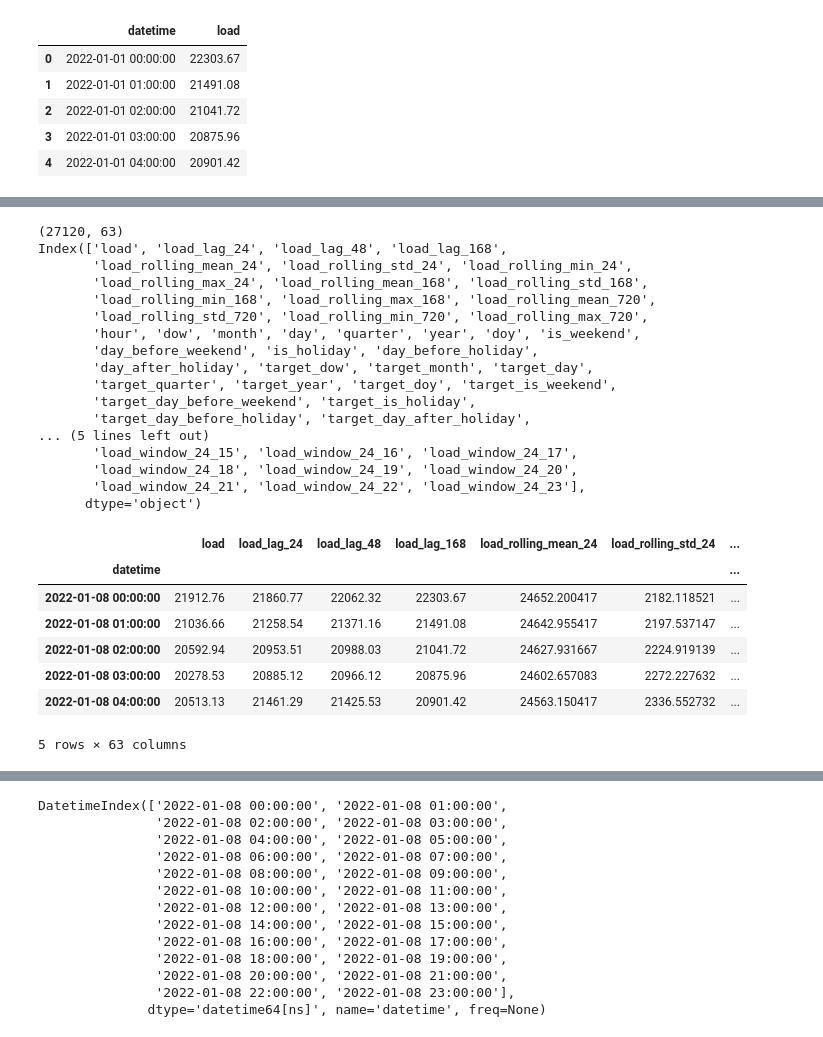
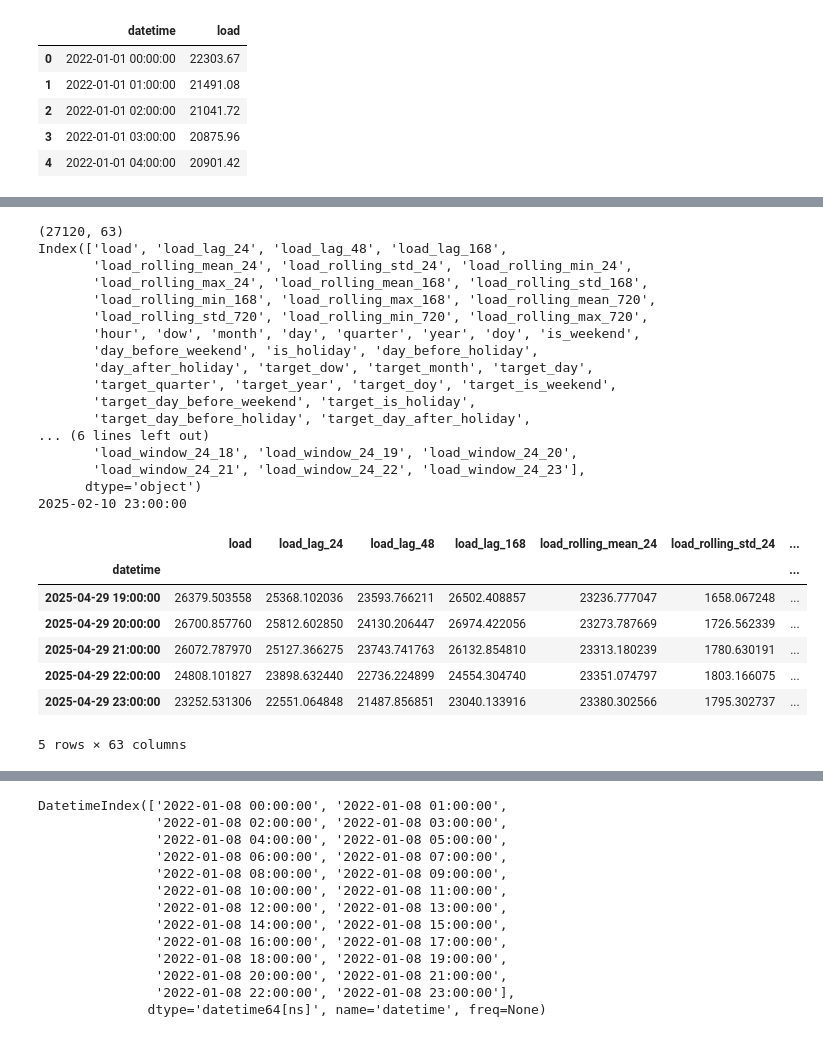
Before and after one commit to joypauls/forecastiso, a Jupyter notebook: notebooks/dev.ipynb, the cells around one changed output, grey strips where cells are left out. Saved outputs shown, nothing was run; the diff lists cells and outputs as text; code cells hidden in the pictures.

```diff
--- a/notebooks/dev.ipynb
+++ b/notebooks/dev.ipynb
@@ -78,6 +87,7 @@ features_df = fm.generate_features(df_filtered)
 
 print(features_df.shape)
 print(features_df.columns)
+print(features_df.index.max())
 # print(features_df.dtypes)
 # %% [output]
 (27120, 63)
@@ -92,8 +102,8 @@ Index(['load', 'load_lag_24', 'load_lag_48', 'load_lag_168',
        'target_quarter', 'target_year', 'target_doy', 'target_is_weekend',
        'target_day_before_weekend', 'target_is_holiday',
        'target_day_before_holiday', 'target_day_after_holiday',
-... (5 lines left out)
-       'load_window_24_15', 'load_window_24_16', 'load_window_24_17',
+... (6 lines left out)
        'load_window_24_18', 'load_window_24_19', 'load_window_24_20',
        'load_window_24_21', 'load_window_24_22', 'load_window_24_23'],
       dtype='object')
+2025-02-10 23:00:00
@@ -176,19 +133,15 @@ windowed_xgb.fit(features_df)
 # %%
-features_df = fm.generate_features(df)
-
-# features_df["load_lag_24"] = features_df["load"].shift(23)
-# features_df["load_lag_48"] = features_df["load"].shift(47)
-# features_df["load_lag_168"] = features_df["load"].shift(167)
+full_features_df = fm.generate_features(df)
 # %%
-features_df.head()
+full_features_df.tail()
 # %% [output]
 |  | load | load_lag_24 | load_lag_48 | load_lag_168 | load_rolling_mean_24 | load_rolling_std_24 | ... |
 | datetime |  |  |  |  |  |  | ... |
-| 2022-01-08 00:00:00 | 21912.76 | 21860.77 | 22062.32 | 22303.67 | 24652.200417 | 2182.118521 | ... |
-| 2022-01-08 01:00:00 | 21036.66 | 21258.54 | 21371.16 | 21491.08 | 24642.955417 | 2197.537147 | ... |
-| 2022-01-08 02:00:00 | 20592.94 | 20953.51 | 20988.03 | 21041.72 | 24627.931667 | 2224.919139 | ... |
-| 2022-01-08 03:00:00 | 20278.53 | 20885.12 | 20966.12 | 20875.96 | 24602.657083 | 2272.227632 | ... |
-| 2022-01-08 04:00:00 | 20513.13 | 21461.29 | 21425.53 | 20901.42 | 24563.150417 | 2336.552732 | ... |
+| 2025-04-29 19:00:00 | 26379.503558 | 25368.102036 | 23593.766211 | 26502.408857 | 23236.777047 | 1658.067248 | ... |
+| 2025-04-29 20:00:00 | 26700.857760 | 25812.602850 | 24130.206447 | 26974.422056 | 23273.787669 | 1726.562339 | ... |
+| 2025-04-29 21:00:00 | 26072.787970 | 25127.366275 | 23743.741763 | 26132.854810 | 23313.180239 | 1780.630191 | ... |
+| 2025-04-29 22:00:00 | 24808.101827 | 23898.632440 | 22736.224899 | 24554.304740 | 23351.074797 | 1803.166075 | ... |
+| 2025-04-29 23:00:00 | 23252.531306 | 22551.064848 | 21487.856851 | 23040.133916 | 23380.302566 | 1795.302737 | ... |
 5 rows × 63 columns
 # %%
 predict_date = "2025-02-12"
```
Also changed, not shown: parts of 12 cells of this notebook, 1 other file.
